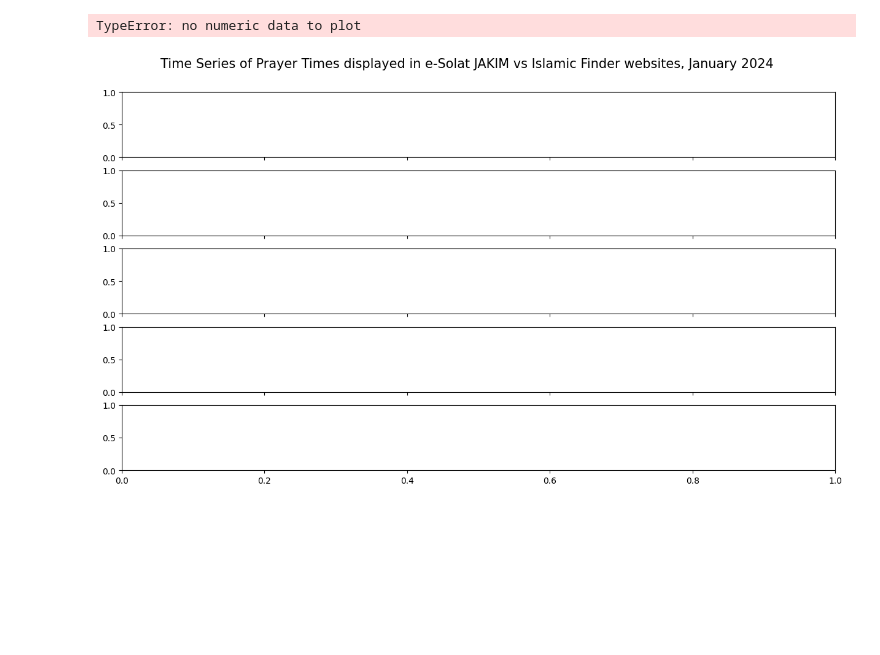
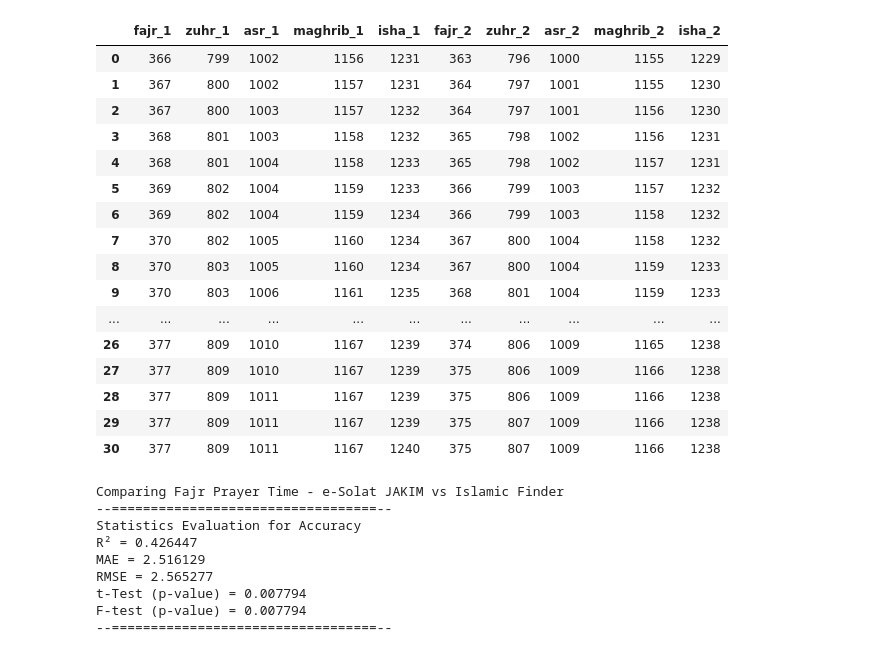
Before and after one commit to azamsuratem/predictprayertimes, a Jupyter notebook: python/objective 1/objective_1.ipynb, the cells around one changed output. Cells and saved outputs as stored; diff of their text form; code cells hidden in the pictures; blank space fills up the shorter version.

```diff
--- a/python/objective 1/objective_1.ipynb
+++ b/python/objective 1/objective_1.ipynb
@@ -198,21 +169,32 @@ plt.show()
-# %%
-f2, ax2 = plt.subplots(nrows=5, ncols=1, sharex=True, figsize=(15,8))
-plt.suptitle("Time Series of Prayer Times displayed in e-Solat JAKIM vs Islamic Finder websites, January 2024", fontsize=15, y=0.95)
-xticks = pd.date_range(combined_df["time_date"][0], combined_df["time_date"][30]).to_pydatetime()
-
-combined_df.plot(x="time_date", y="fajr_1", kind="line", linewidth=1, ax=ax2[0], color="C0")
-combined_df.plot(x="time_date", y="zuhr_1", kind="line", linewidth=1, ax=ax2[1], color="C0")
-combined_df.plot(x="time_date", y="asr_1", kind="line", linewidth=1, ax=ax2[2],  color="C0")
-combined_df.plot(x="time_date", y="maghrib_1", kind="line", linewidth=1, ax=ax2[3], color="C0")
-combined_df.plot(x="time_date", y="isha_1", kind="line", linewidth=1, ax=ax2[4], color="C0", xticks=xticks)
-
-for j in range(5):
-    ax2[j].set_ylabel("Time (24-hr format)")
-    ax2[j].set_ylim(-4,0)
-
-ax2[4].set_xlabel("Day/Date (format: YYYY-MM-DD)")
-plt.xticks(rotation=90)
-plt.show()
-# %% [output]
-TypeError: no numeric data to plot
-[figure, removed]
+# %%
+copied_df = combined_df.drop(["time_date"], axis=1)
+copied_df["fajr_1"] = getColumnTimeInTotalMins(copied_df["fajr_1"])
+copied_df["zuhr_1"] = getColumnTimeInTotalMins(copied_df["zuhr_1"])
+copied_df["asr_1"] = getColumnTimeInTotalMins(copied_df["asr_1"])
+copied_df["maghrib_1"] = getColumnTimeInTotalMins(copied_df["maghrib_1"])
+copied_df["isha_1"] = getColumnTimeInTotalMins(copied_df["isha_1"])
+copied_df["fajr_2"] = getColumnTimeInTotalMins(copied_df["fajr_2"])
+copied_df["zuhr_2"] = getColumnTimeInTotalMins(copied_df["zuhr_2"])
+copied_df["asr_2"] = getColumnTimeInTotalMins(copied_df["asr_2"])
+copied_df["maghrib_2"] = getColumnTimeInTotalMins(copied_df["maghrib_2"])
+copied_df["isha_2"] = getColumnTimeInTotalMins(copied_df["isha_2"])
+# %%
+copied_df
+# %% [output]
+|  | fajr_1 | zuhr_1 | asr_1 | maghrib_1 | isha_1 | fajr_2 | zuhr_2 | asr_2 | maghrib_2 | isha_2 |
+| 0 | 366 | 799 | 1002 | 1156 | 1231 | 363 | 796 | 1000 | 1155 | 1229 |
+| 1 | 367 | 800 | 1002 | 1157 | 1231 | 364 | 797 | 1001 | 1155 | 1230 |
+| 2 | 367 | 800 | 1003 | 1157 | 1232 | 364 | 797 | 1001 | 1156 | 1230 |
+| 3 | 368 | 801 | 1003 | 1158 | 1232 | 365 | 798 | 1002 | 1156 | 1231 |
+| 4 | 368 | 801 | 1004 | 1158 | 1233 | 365 | 798 | 1002 | 1157 | 1231 |
+| 5 | 369 | 802 | 1004 | 1159 | 1233 | 366 | 799 | 1003 | 1157 | 1232 |
+| 6 | 369 | 802 | 1004 | 1159 | 1234 | 366 | 799 | 1003 | 1158 | 1232 |
+| 7 | 370 | 802 | 1005 | 1160 | 1234 | 367 | 800 | 1004 | 1158 | 1232 |
+| 8 | 370 | 803 | 1005 | 1160 | 1234 | 367 | 800 | 1004 | 1159 | 1233 |
+| 9 | 370 | 803 | 1006 | 1161 | 1235 | 368 | 801 | 1004 | 1159 | 1233 |
+| ... | ... | ... | ... | ... | ... | ... | ... | ... | ... | ... |
+| 26 | 377 | 809 | 1010 | 1167 | 1239 | 374 | 806 | 1009 | 1165 | 1238 |
+| 27 | 377 | 809 | 1010 | 1167 | 1239 | 375 | 806 | 1009 | 1166 | 1238 |
+| 28 | 377 | 809 | 1011 | 1167 | 1239 | 375 | 806 | 1009 | 1166 | 1238 |
+| 29 | 377 | 809 | 1011 | 1167 | 1239 | 375 | 807 | 1009 | 1166 | 1238 |
+| 30 | 377 | 809 | 1011 | 1167 | 1240 | 375 | 807 | 1009 | 1166 | 1238 |
@@ -218,0 +220,13 @@ TypeError: no numeric data to plot
+# %%
+print("Comparing Fajr Prayer Time - e-Solat JAKIM vs Islamic Finder")
+showStatisticsEvaluation(copied_df["fajr_1"],copied_df["fajr_2"])
+# %% [output]
+Comparing Fajr Prayer Time - e-Solat JAKIM vs Islamic Finder
+--==================================--
+Statistics Evaluation for Accuracy
+R² = 0.426447
+MAE = 2.516129
+RMSE = 2.565277
+t-Test (p-value) = 0.007794
+F-test (p-value) = 0.007794
+--==================================--
```
Also changed, not shown: parts of 15 cells of this notebook.
